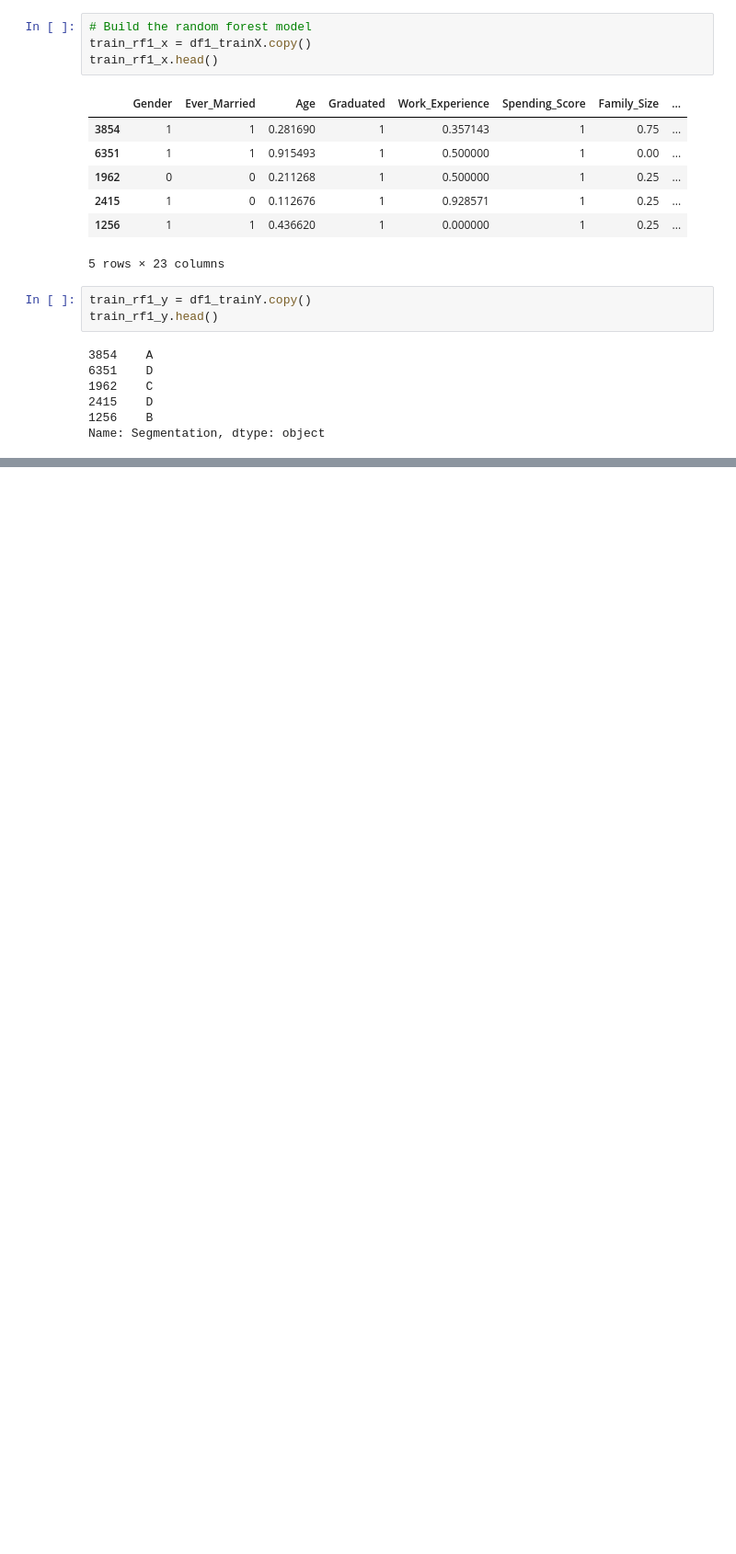
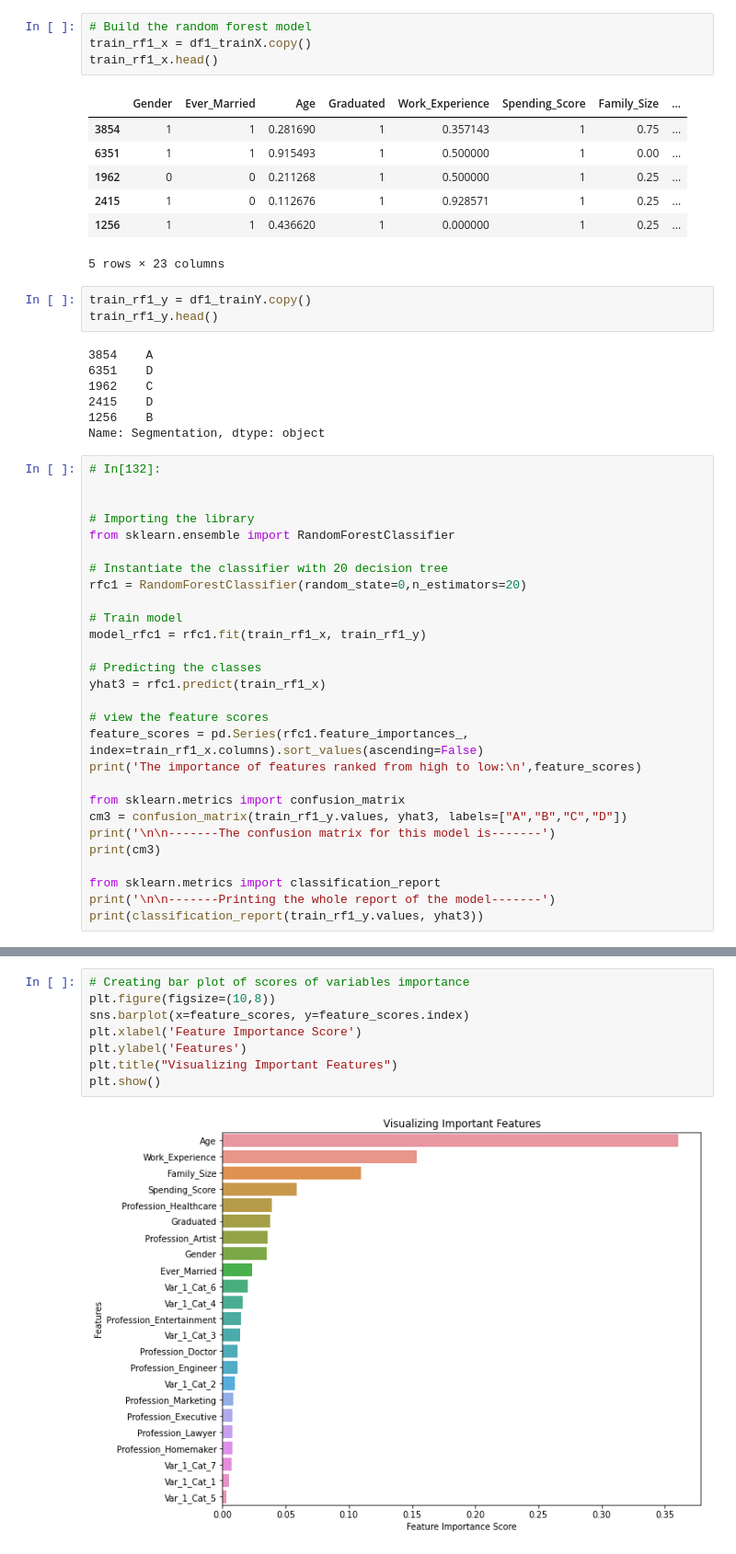
Before and after one commit to Research-Group-CDAP/ML_Assignment2_IT19132310_IT19139036_IT19120980_IT19104218, a Jupyter notebook: model.ipynb, the cells around one changed output, grey strips where cells are left out. Shown at 92% size. Drawn from its saved outputs; the diff is of its cells as text; blank space fills up the shorter version.

Commit message:
Trained model RANDOM FOREST

```diff
--- a/model.ipynb
+++ b/model.ipynb
@@ -1592,3 +1592,31 @@ train_rf1_y.head()
 2415    D
 1256    B
 Name: Segmentation, dtype: object
+# %%
+# In[132]:
+
+
+# Importing the library
+from sklearn.ensemble import RandomForestClassifier
+
+# Instantiate the classifier with 20 decision tree
+rfc1 = RandomForestClassifier(random_state=0,n_estimators=20)
+
+# Train model
+model_rfc1 = rfc1.fit(train_rf1_x, train_rf1_y)
+
+# Predicting the classes
+yhat3 = rfc1.predict(train_rf1_x)
+
+# view the feature scores
+feature_scores = pd.Series(rfc1.feature_importances_, index=train_rf1_x.columns).sort_values(ascending=False)
+print('The importance of features ranked from high to low:\n',feature_scores)
+
+from sklearn.metrics import confusion_matrix
+cm3 = confusion_matrix(train_rf1_y.values, yhat3, labels=["A","B","C","D"])
+print('\n\n-------The confusion matrix for this model is-------')
+print(cm3)
+
+from sklearn.metrics import classification_report
+print('\n\n-------Printing the whole report of the model-------')
+print(classification_report(train_rf1_y.values, yhat3))
@@ -1594,0 +1641,10 @@ Name: Segmentation, dtype: object
+# %%
+# Creating bar plot of scores of variables importance
+plt.figure(figsize=(10,8))
+sns.barplot(x=feature_scores, y=feature_scores.index)
+plt.xlabel('Feature Importance Score')
+plt.ylabel('Features')
+plt.title("Visualizing Important Features")
+plt.show()
+# %% [output]
+[figure, added]
```
Also changed, not shown: parts of 6 cells of this notebook.
